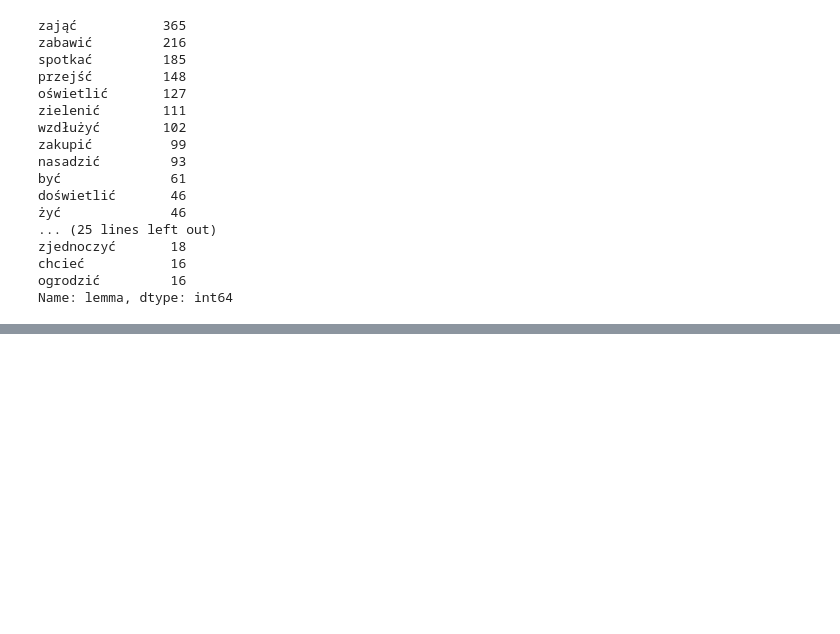
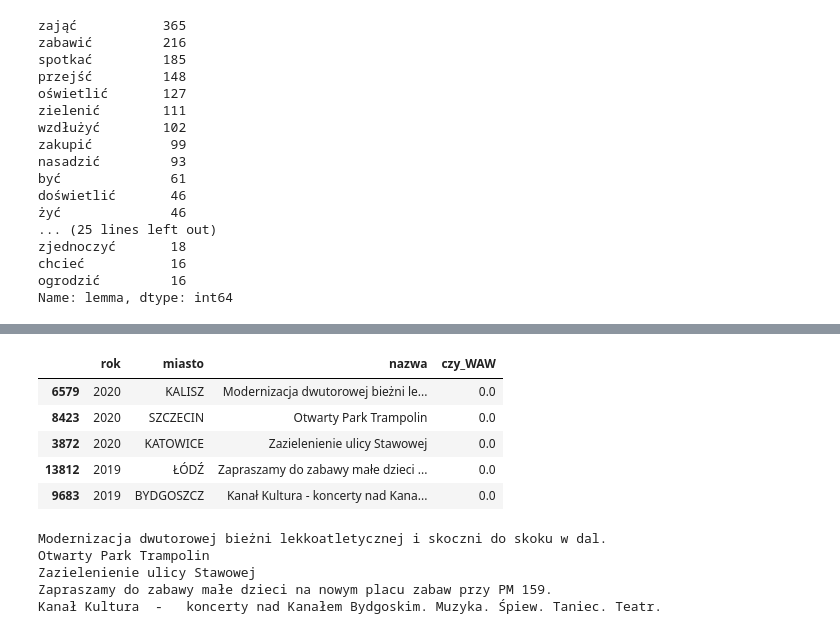
Before and after one commit to malowana/NLP_budzet_obywatelski, a Jupyter notebook: BO_analiza_morfologiczna2.ipynb, the cells around one changed output, grey strips where cells are left out. Cells and saved outputs as stored; diff of their text form; code cells hidden in the pictures; blank space fills up the shorter version.

```diff
--- a/BO_analiza_morfologiczna2.ipynb
+++ b/BO_analiza_morfologiczna2.ipynb
@@ -300,0 +287,10 @@ Name: lemma, dtype: int64
+# %%
+df_roc2 = df_roc.sample(5)
+df_roc2.head()
+# %% [output]
+|  | rok | miasto | nazwa | czy_WAW |
+| 6579 | 2020 | KALISZ | Modernizacja dwutorowej bieżni le... | 0.0 |
+| 8423 | 2020 | SZCZECIN | Otwarty Park Trampolin | 0.0 |
+| 3872 | 2020 | KATOWICE | Zazielenienie ulicy Stawowej | 0.0 |
+| 13812 | 2019 | ŁÓDŹ | Zapraszamy do zabawy małe dzieci ... | 0.0 |
+| 9683 | 2019 | BYDGOSZCZ | Kanał Kultura - koncerty nad Kana... | 0.0 |
@@ -300,0 +301,9 @@ Name: lemma, dtype: int64
+# %%
+for i in range(size):
+  print(df_roc2.iloc[i, 2])
+# %% [output]
+Modernizacja dwutorowej bieżni lekkoatletycznej i skoczni do skoku w dal.
+Otwarty Park Trampolin
+Zazielenienie ulicy Stawowej
+Zapraszamy do zabawy małe dzieci na nowym placu zabaw przy PM 159.
+Kanał Kultura  -   koncerty nad Kanałem Bydgoskim. Muzyka. Śpiew. Taniec. Teatr.
```
Also changed, not shown: parts of 15 cells of this notebook.
